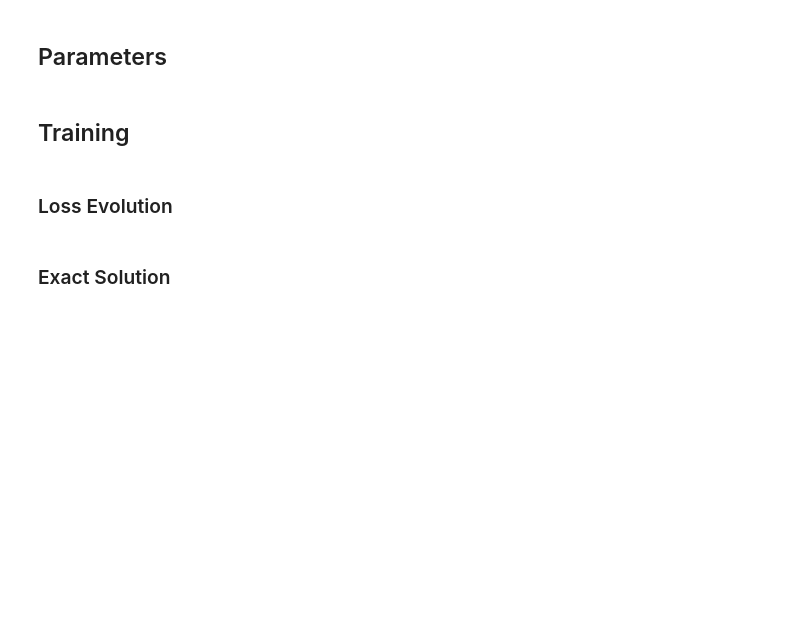
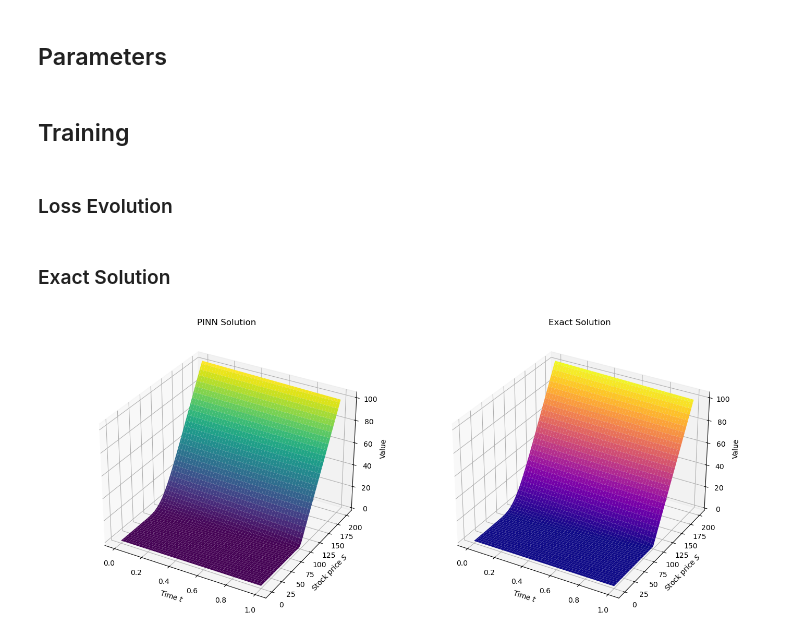
Before and after one commit to jmelo11/pricing_pinns, a Jupyter notebook: experiments/blackscholes/call/call.ipynb, the cells around one changed output. Cells and saved outputs as stored; diff of their text form; code cells hidden in the pictures; blank space fills up the shorter version.

```diff
--- a/experiments/blackscholes/call/call.ipynb
+++ b/experiments/blackscholes/call/call.ipynb
@@ -169,12 +169,14 @@ plt.show()
 ### Exact Solution
 # %%
 with torch.no_grad():
-    n_t, n_x = 100, 100
-    tau_vec  = torch.linspace(0.0, T, n_t, device=DEV)           # tau = T − t
-    x_vec  = torch.linspace(X_MIN, X_MAX, n_x, device=DEV)
-    tau_t, x_t = torch.meshgrid(tau_vec, x_vec, indexing="ij")
+    n_t, n_s = 100, 100
+    tau_vec = torch.linspace(0.0, T, n_t, device=DEV)
+    S_vec   = torch.linspace(S_MIN + 1e-4, S_MAX, n_s, device=DEV)  # avoid log(0)
+    tau_t, S_t = torch.meshgrid(tau_vec, S_vec, indexing="ij")
 
+    x_t = torch.log(S_t / STRIKE)
     X_grid = torch.stack([tau_t.reshape(-1), x_t.reshape(-1)], dim=1)
+
     V_pinn = model(X_grid).reshape(tau_t.shape) * STRIKE         # (torch)
 
 tau_np   = tau_t.cpu().numpy()
@@ -193,28 +195,25 @@ t_np = T - tau_np
 # %%
 fig = plt.figure(figsize=(14, 6))
 
-# (1) PINN surface
-surf_kw = dict(rstride=1, cstride=1, antialiased=False,
-               linewidth=0, shade=True)     # no grid lines
-
-
 ax1 = fig.add_subplot(1, 2, 1, projection='3d')
-ax1.plot_surface(t_np, S_np, V_pinn_np, cmap=cm.viridis, **surf_kw)
+ax1.plot_surface(t_np, S_np, V_pinn_np, cmap=cm.viridis)
 ax1.set_title('PINN Solution')
 ax1.set_xlabel('Time $t$')
 ax1.set_ylabel('Stock price $S$')
 ax1.set_zlabel('Value')
 
 # (2) Black–Scholes surface
 ax2 = fig.add_subplot(1, 2, 2, projection='3d')
-ax2.plot_surface(t_np, S_np, V_bs_np,   cmap=cm.plasma,  **surf_kw)
+ax2.plot_surface(t_np, S_np, V_bs_np,   cmap=cm.plasma)
 
 ax2.set_title('Exact Solution')
 ax2.set_xlabel('Time $t$')
 ax2.set_ylabel('Stock price $S$')
 ax2.set_zlabel('Value')
 
 fig.tight_layout()
 plt.show()
+# %% [output]
+[figure, added]
 # %%
 # smooth absolute / relative-error heat-maps
```
Also changed, not shown: parts of 14 cells of this notebook, 23 other files.
